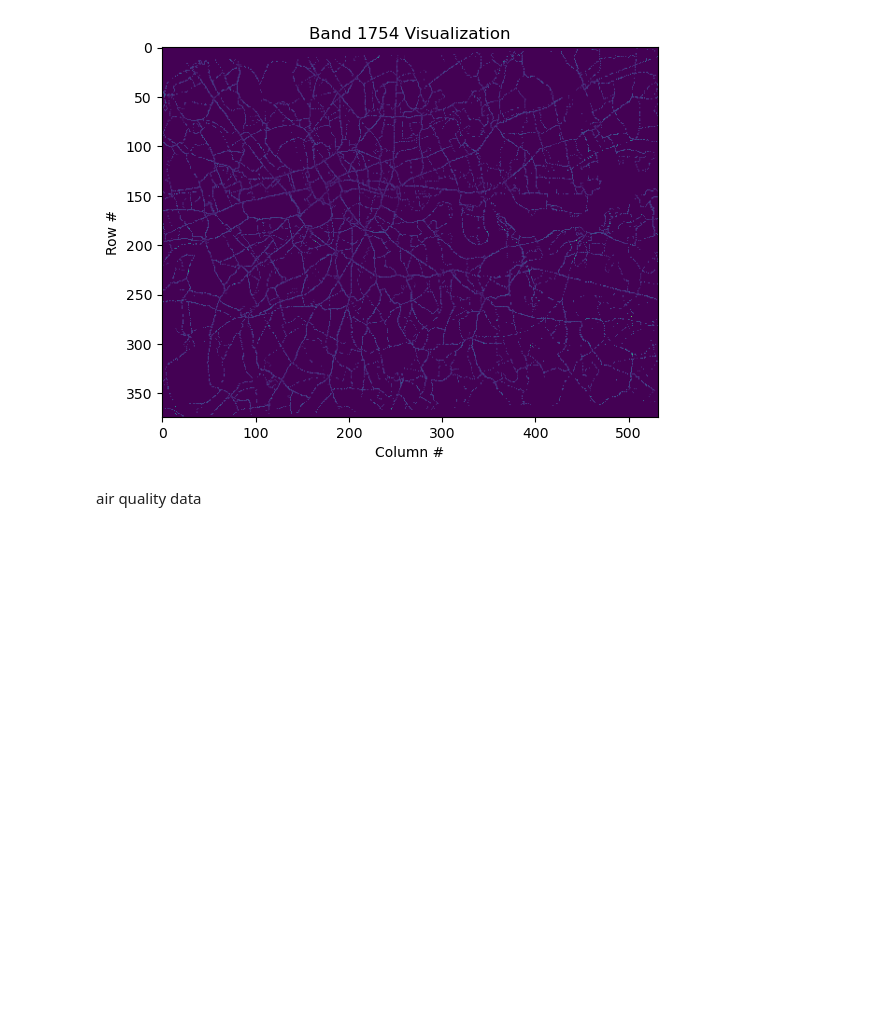
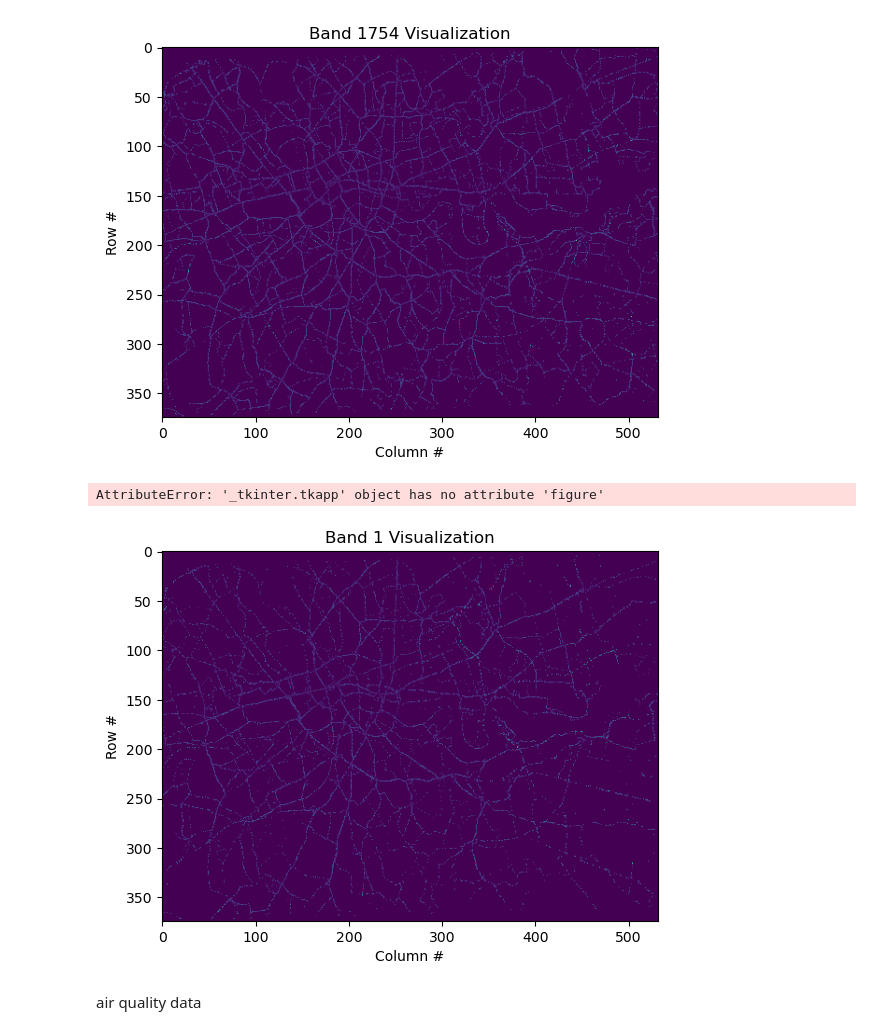
Before and after one commit to yiyansun/CUSP2024, a Jupyter notebook: bus_vis.ipynb, the cells around one changed output. Cells and saved outputs as stored; diff of their text form; code cells hidden in the pictures; blank space fills up the shorter version.

```diff
--- a/bus_vis.ipynb
+++ b/bus_vis.ipynb
@@ -177,3 +147,49 @@ with rasterio.open(date_directory + files_to_load[0]) as src:
 # %% [output]
 MovieWriter ffmpeg unavailable; using Pillow instead.
 [figure]
+# %%
+import rasterio
+import matplotlib.pyplot as plt
+import matplotlib.animation as animation
+from matplotlib.backends.backend_tkagg import FigureCanvasTkAgg, NavigationToolbar2Tk
+import tkinter as tk
+
+# Define the file paths and directories
+date_directory = 'D:\CASApre\DataDive2024\\'  # Modify this according to your file structure
+files_to_load = ['hourly_speed_data.tif']  # Modify this according to your file structure
+visdir = 'path_to_output_directory'  # Modify this according to your preferences
+
+# Open the raster file
+with rasterio.open(date_directory + files_to_load[0]) as src:
+    fig, ax = plt.subplots()
+    canvas = FigureCanvasTkAgg(fig, master=tk.Tk())  # Create a canvas
+    canvas.draw()
+
+    # Read all bands
+    all_bands = src.read()
+
+    # Function to update the plot for each frame
+    def animate(i):
+        ax.clear()
+        im = ax.imshow(all_bands[i], cmap='viridis')
+        ax.set_title(f'Band {i + 1} Visualization')
+        ax.set_xlabel('Column #')
+        ax.set_ylabel('Row #')
+        ax.set_aspect('auto')  # Set aspect ratio to auto
+        return [im]
+
+    # Create the animation
+    anim = animation.FuncAnimation(fig, animate, frames=all_bands.shape[0], interval=20, blit=True)
+
+    # Add navigation toolbar
+    toolbar = NavigationToolbar2Tk(canvas.get_tk_widget().master, tk.Tk())
+    toolbar.update()
+    canvas.get_tk_widget().pack(side=tk.TOP, fill=tk.BOTH, expand=1)
+
+    # Save the animation as a GIF
+    anim.save(visdir + 'zoom.gif', writer='pillow', fps=1)
+
+    tk.mainloop()  # Start the Tkinter event loop
+# %% [output]
+AttributeError: '_tkinter.tkapp' object has no attribute 'figure'
+[figure, added]
```
Also changed, not shown: parts of 4 cells of this notebook, 2 other files.
